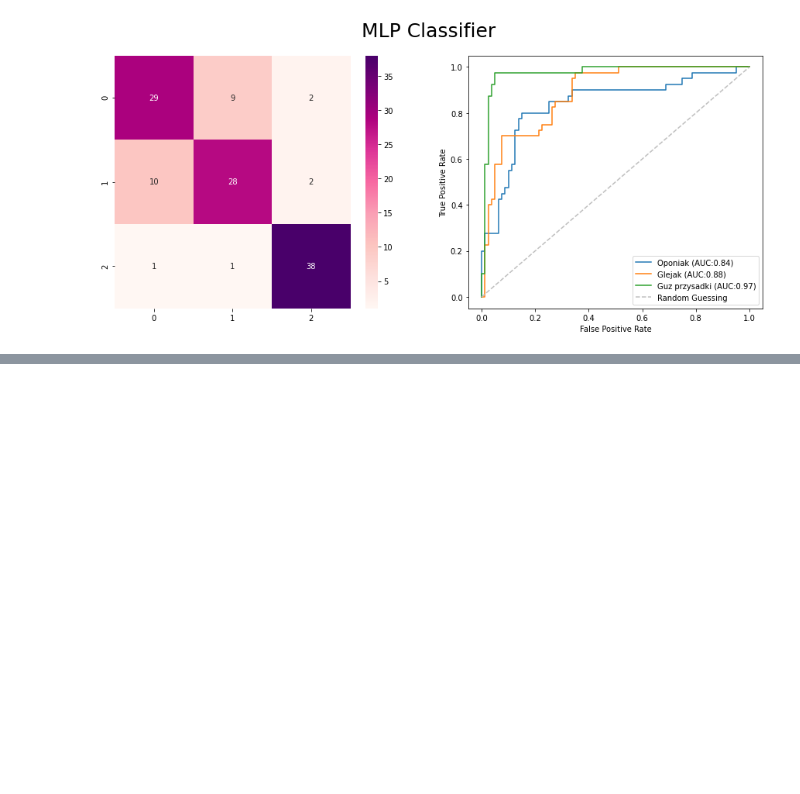
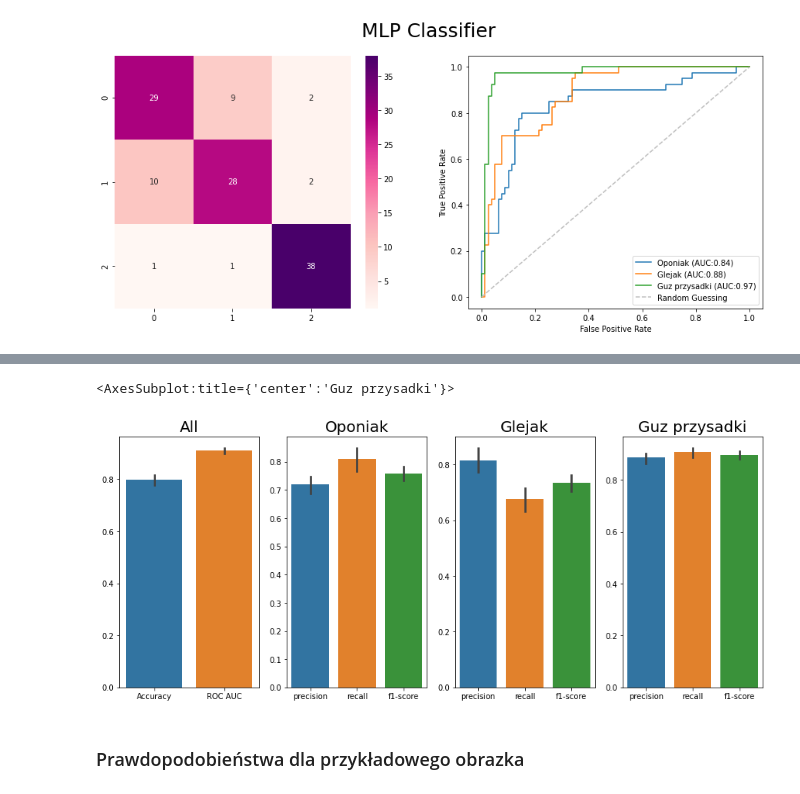
Before and after one commit to hjaremko/psi-projekt, a Jupyter notebook: 2_classic.ipynb, the cells around one changed output, grey strips where cells are left out. Saved outputs shown, nothing was run; the diff lists cells and outputs as text; code cells hidden in the pictures; blank space fills up the shorter version.

Commit message:
Add bar plots

```diff
--- a/2_classic.ipynb
+++ b/2_classic.ipynb
@@ -104,11 +104,13 @@ def multiclass_roc_auc_score(y_test, y_pred, c_ax, average="macro"):
     return roc_auc_score(y_test, y_pred, average=average)
 
 def plot_roc_curve(y_test, y_pred, c_ax):
-    print('ROC AUC score:', multiclass_roc_auc_score(y_test, y_pred, c_ax))
+    score = multiclass_roc_auc_score(y_test, y_pred, c_ax)
+    print('ROC AUC score:', score)
 
     c_ax.legend()
     c_ax.set_xlabel('False Positive Rate')
     c_ax.set_ylabel('True Positive Rate')
+    return score
 # %% [markdown]
 ## Wczytanie zbioru treningowego i testowego
 # %%
@@ -638,0 +647,27 @@ ROC AUC score: 0.8975
+# %%
+acc_results = pd.DataFrame({'Model name': [], 'Accuracy': [], 'ROC AUC': []})
+params = {'Model name': [], 'precision': [], 'recall': [], 'f1-score': []}
+class_0_results = pd.DataFrame(params)
+class_1_results = pd.DataFrame(params)
+class_2_results = pd.DataFrame(params)
+
+def get_class_results(report):
+#     print(report)
+    return {'Model name': name, 'precision': report['precision'], 'recall': report['recall'], 'f1-score': report['f1-score']}
+
+for name in reports:
+    report = reports[name]
+    acc_results = acc_results.append({'Model name': name, 'Accuracy': report['accuracy'], 'ROC AUC': roc_scores[name]}, ignore_index=True)
+    class_0_results = class_0_results.append(get_class_results(report['0']), ignore_index=True)
+    class_1_results = class_1_results.append(get_class_results(report['1']), ignore_index=True)
+    class_2_results = class_2_results.append(get_class_results(report['2']), ignore_index=True)
+# %%
+acc_results = acc_results.append({'Model name': 'Neural net', 'Accuracy': 0.75, 'ROC AUC': 0.8830729166666668}, ignore_index=True)
+class_0_results = class_0_results.append({'Model name': 'Neural net', 'precision': 0.68, 'recall': 0.68, 'f1-score': 0.68}, ignore_index=True)
+class_1_results = class_1_results.append({'Model name': 'Neural net', 'precision': 0.66, 'recall': 0.62, 'f1-score': 0.64}, ignore_index=True)
+class_2_results = class_2_results.append({'Model name': 'Neural net', 'precision': 0.90, 'recall': 0.95, 'f1-score': 0.93}, ignore_index=True)
+# %%
+acc_results = acc_results.append({'Model name': 'Conv neural net', 'Accuracy': 0.73, 'ROC AUC': 0.8841145833333334}, ignore_index=True)
+class_0_results = class_0_results.append({'Model name': 'Conv neural net', 'precision': 0.58, 'recall': 0.85, 'f1-score': 0.69}, ignore_index=True)
+class_1_results = class_1_results.append({'Model name': 'Conv neural net', 'precision': 0.83, 'recall': 0.47, 'f1-score': 0.60}, ignore_index=True)
+class_2_results = class_2_results.append({'Model name': 'Conv neural net', 'precision': 0.92, 'recall': 0.88, 'f1-score': 0.90}, ignore_index=True)
@@ -639,3 +731,21 @@ ROC AUC score: 0.8975
+# %%
+fig, (ax1, ax2, ax3, ax4) = plt.subplots(1, 4, figsize = (15, 6))
+# fig.figsize(10,10)
+# plt.subplots(1, 3)
+# pl
+ax1.set_title('All', fontsize=20)
+ax2.set_title(cancer_type[0], fontsize=20)
+ax3.set_title(cancer_type[1], fontsize=20)
+ax4.set_title(cancer_type[2], fontsize=20)
+sn.barplot(data=acc_results, ax=ax1)
+sn.barplot(data=class_0_results, ax=ax2)
+sn.barplot(data=class_1_results, ax=ax3)
+sn.barplot(data=class_2_results, ax=ax4)
+# %% [output]
+<AxesSubplot:title={'center':'Guz przysadki'}>
+[figure, added]
+# %% [markdown]
+### Prawdopodobieństwa dla przykładowego obrazka
 # %%
 def print_proba(score, i):
     print(
```
Also changed, not shown: parts of 8 cells of this notebook.
